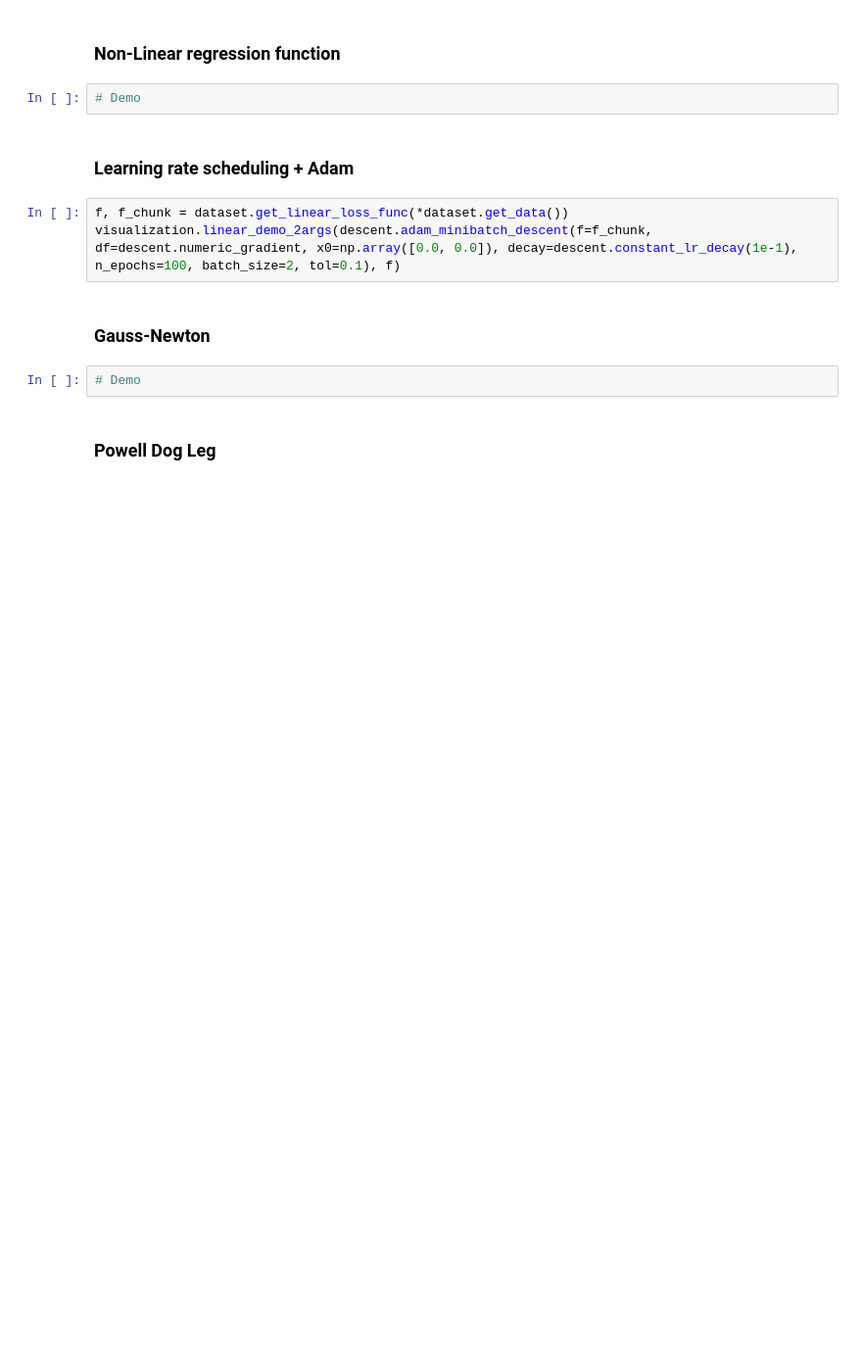
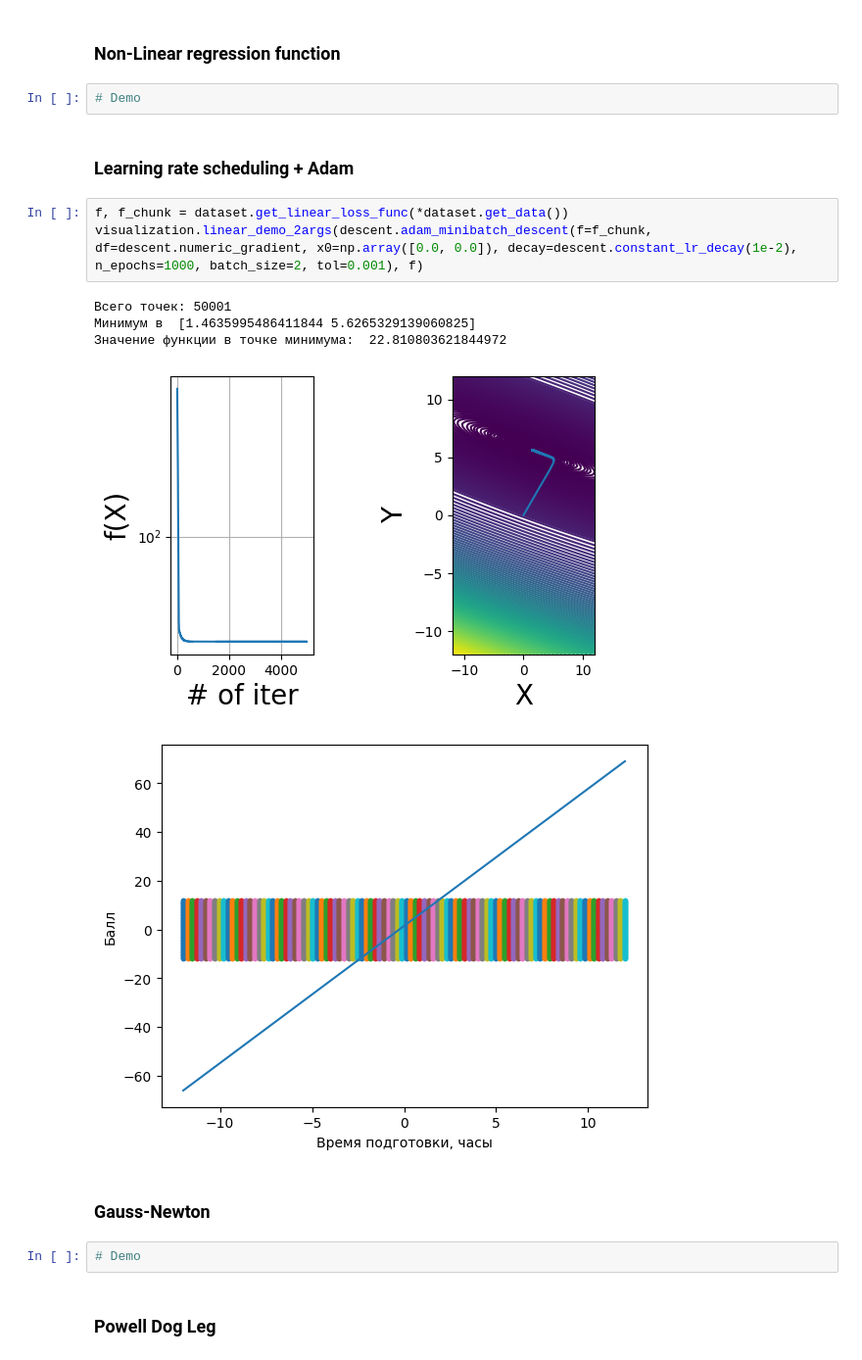
Before and after one commit to imorda/meth_lab4, a Jupyter notebook: paper.ipynb, the cells around one changed output. Shown at 98% size. Cells and saved outputs as stored; diff of their text form; blank space fills up the shorter version.

```diff
--- a/paper.ipynb
+++ b/paper.ipynb
@@ -32,7 +32,13 @@ import dataset
 ### Learning rate scheduling + Adam
 # %%
 f, f_chunk = dataset.get_linear_loss_func(*dataset.get_data())
-visualization.linear_demo_2args(descent.adam_minibatch_descent(f=f_chunk, df=descent.numeric_gradient, x0=np.array([0.0, 0.0]), decay=descent.constant_lr_decay(1e-1), n_epochs=100, batch_size=2, tol=0.1), f)
+visualization.linear_demo_2args(descent.adam_minibatch_descent(f=f_chunk, df=descent.numeric_gradient, x0=np.array([0.0, 0.0]), decay=descent.constant_lr_decay(1e-2), n_epochs=1000, batch_size=2, tol=0.001), f)
+# %% [output]
+Всего точек: 50001
+Минимум в  [1.4635995486411844 5.6265329139060825]
+Значение функции в точке минимума:  22.810803621844972
+[figure, added]
+[figure, added]
 # %% [markdown]
 ### Gauss-Newton
 # %%
```
Also changed, not shown: parts of 3 cells of this notebook, 3 other files.
